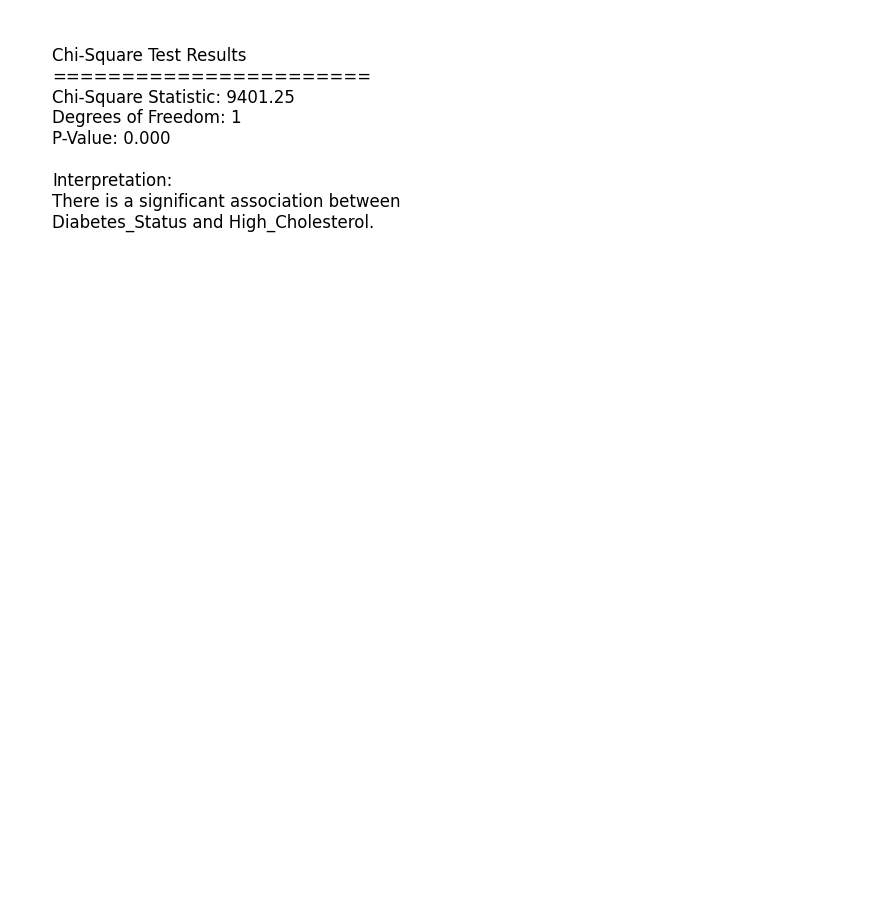
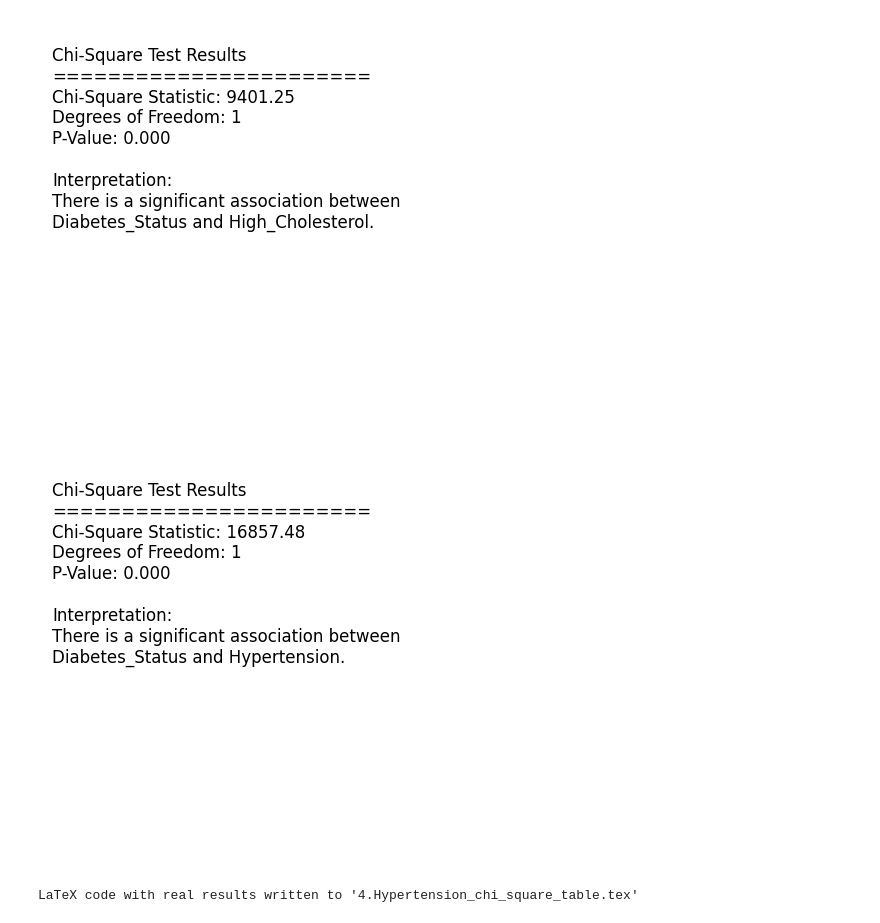
Before and after one commit to troytoy/Project_DA01, a Jupyter notebook: VIsualization.ipynb, the cells around one changed output. Drawn from its saved outputs; the diff is of its cells as text; code cells hidden in the pictures; blank space fills up the shorter version.

```diff
--- a/VIsualization.ipynb
+++ b/VIsualization.ipynb
@@ -182,3 +218,67 @@ plt.savefig("4.chi_square_results_tight.png", bbox_inches="tight", dpi=300)  # S
 plt.show()
 # %% [output]
 [figure]
+# %%
+# Contingency table for Hypertension
+contingency_table = pd.crosstab(df_binary['Diabetes_binary'], df_binary['Hypertension'])
+
+# Perform Chi-Square Test
+chi2, p, dof, expected = chi2_contingency(contingency_table)
+
+# Interpret Results
+result_text = (
+    f"Chi-Square Test Results\n"
+    f"=======================\n"
+    f"Chi-Square Statistic: {chi2:.2f}\n"
+    f"Degrees of Freedom: {dof}\n"
+    f"P-Value: {p:.3f}\n"
+    f"\nInterpretation:\n"
+    f"There is a significant association between Diabetes_Status and Hypertension."
+    if p < 0.05 else
+    f"No significant association between Diabetes_Status and Hypertension."
+)
+
+# Save Results as an Image
+plt.figure(figsize=(4, 4))  # Adjust figure size
+plt.text(0.01, 0.95, result_text, fontsize=12, ha="left", va="top", wrap=True)  # Adjust text position
+plt.axis("off")  # Hide axes
+plt.subplots_adjust(top=1, bottom=0, left=0, right=1)  # Remove extra padding
+plt.savefig("4.Hypertension_chi_square_results_tight.png", bbox_inches="tight", dpi=300)  # Save with tight layout
+plt.show()
+# %% [output]
+[figure, added]
+# %%
+from scipy.stats import chi2_contingency
+
+
+contingency_table = pd.crosstab(df_binary['Diabetes_binary'], df_binary['Hypertension'])
+
+# Perform Chi-Square Test
+chi2, p, dof, expected = chi2_contingency(contingency_table)
+
+# Generate LaTeX table with real results
+latex_code = rf"""
+\begin{{table}}[h!]
+\centering
+\begin{{tabular}}{{|l|l|}}
+\hline
+\textbf{{Statistic}}       & \textbf{{Value}} \\ \hline
+Chi-Square Statistic        & {chi2:.2f}       \\ \hline
+Degrees of Freedom          & {dof}          \\ \hline
+P-Value                     & {p:.3f}         \\ \hline
+\end{{tabular}}
+
+\vspace{{0.5cm}} % Adjust spacing here
+
+\caption{{Chi-Square Test Results: Association between Diabetes Status and Hypertension}}
+\label{{tab:chi_square_results}}
+\end{{table}}
+"""
+
+# Save to a .tex file
+with open("4.Hypertension_chi_square_table.tex", "w") as f:
+    f.write(latex_code)
+
+print("LaTeX code with real results written to '4.Hypertension_chi_square_table.tex'")
+# %% [output]
+LaTeX code with real results written to '4.Hypertension_chi_square_table.tex'
```
Also changed, not shown: parts of 6 cells of this notebook, 10 other files.
